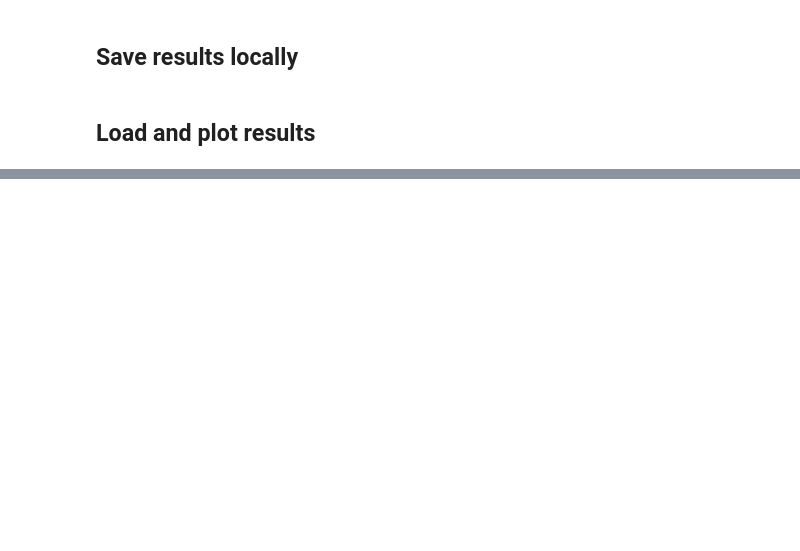
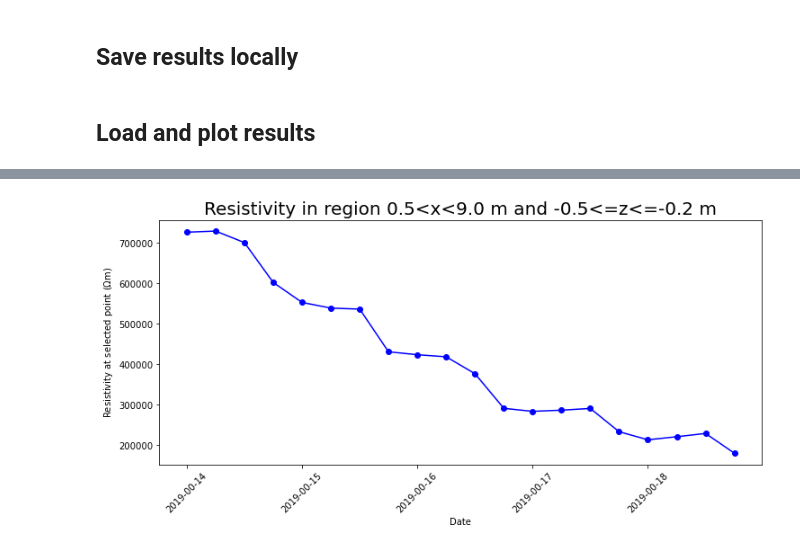
Before and after one commit to teddiherring/permafrost-data-processing, a Jupyter notebook: data_processing_AERT.ipynb, the cells around one changed output, grey strips where cells are left out. Saved outputs shown, nothing was run; the diff lists cells and outputs as text; code cells hidden in the pictures; blank space fills up the shorter version.

```diff
--- a/data_processing_AERT.ipynb
+++ b/data_processing_AERT.ipynb
@@ -817,0 +948,43 @@ interactive(children=(IntSlider(value=0, description='i', max=4), Output()), _do
+# %%
+# enter the coordinates where you'd like to get resistivity from:
+
+xmin = 0.5
+xmax = 9
+zmin = -0.5
+zmax = -0.2
+
+# find all cells within region
+
+xi = np.where(np.logical_and(np.array(grid.cellCenters()).T[0]>=xmin,np.array(grid.cellCenters()).T[0]<=xmax))
+zi = np.where(np.logical_and(np.array(grid.cellCenters()).T[1]>=zmin,np.array(grid.cellCenters()).T[1]<=zmax))
+
+cells_region = np.intersect1d(xi, zi)
+
+# for get date/resistivity pairs for plotting
+
+dt = []
+rho_region = []
+
+dates_sort = np.sort(np.unique(ert_all['survey_time']))
+
+for i in range(n_surveys_proc):
+
+    data_plt = ert_all[ert_all['survey_time']==dates_sort[i]]
+    dt.append(data_plt['survey_time'].iloc[0])
+    rho_region.append(np.mean(data_plt['rho_s'].iloc[cells_region]))
+
+
+# plot the results
+
+fig, ax = plt.subplots(1,1,figsize=[12,5])
+plt.plot_date(dt, rho_region,'bo-')
+
+import matplotlib.dates as mdates
+date_format = mdates.DateFormatter('%Y-%M-%d')
+ax.xaxis.set_major_formatter(date_format)
+plt.xticks(rotation=45);
+plt.xlabel('Date')
+plt.ylabel(r'Resistivity at selected point ($\Omega$m)');
+plt.title('Resistivity in region %.1f<x<%.1f m and %.1f<=z<=%.1f m'%(xmin,xmax,zmin,zmax),fontsize=20);
+# %% [output]
+[figure, added]
```
Also changed, not shown: parts of 22 cells of this notebook.
